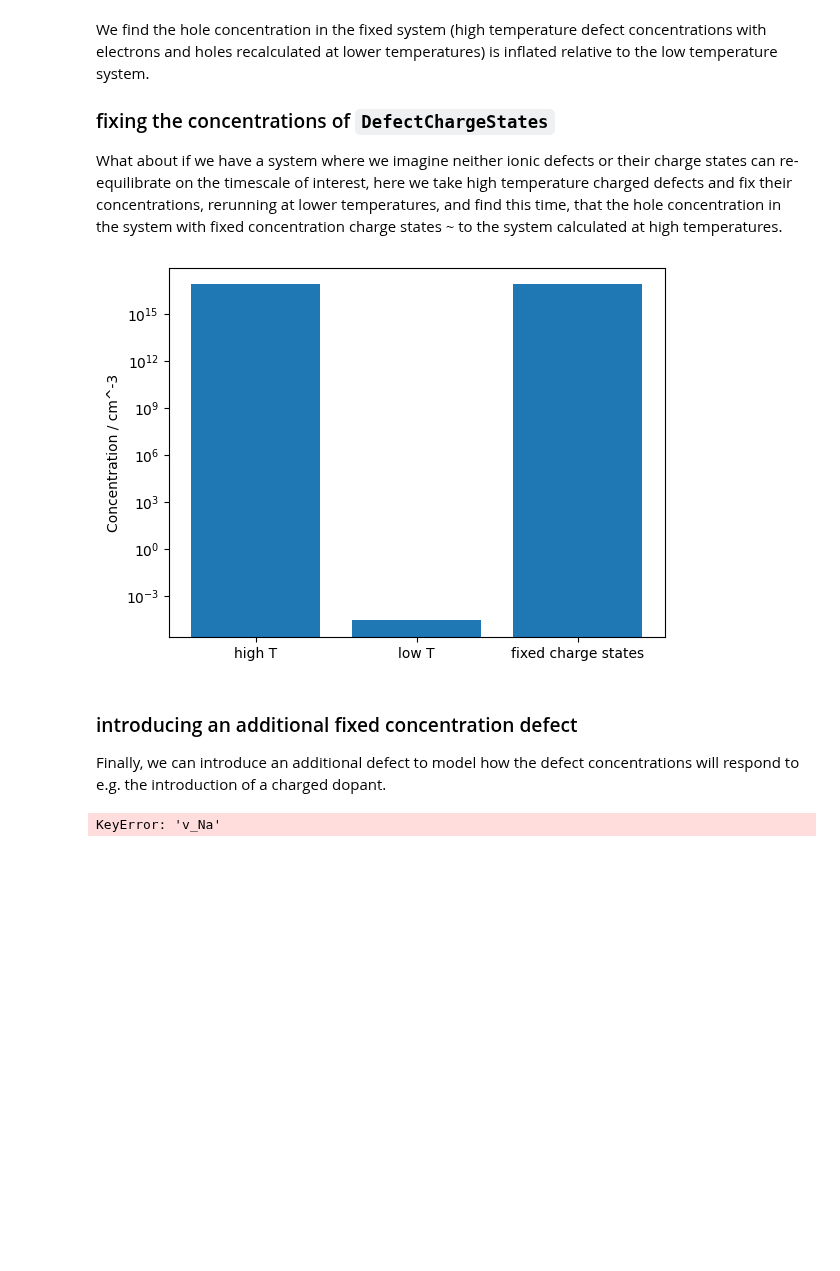
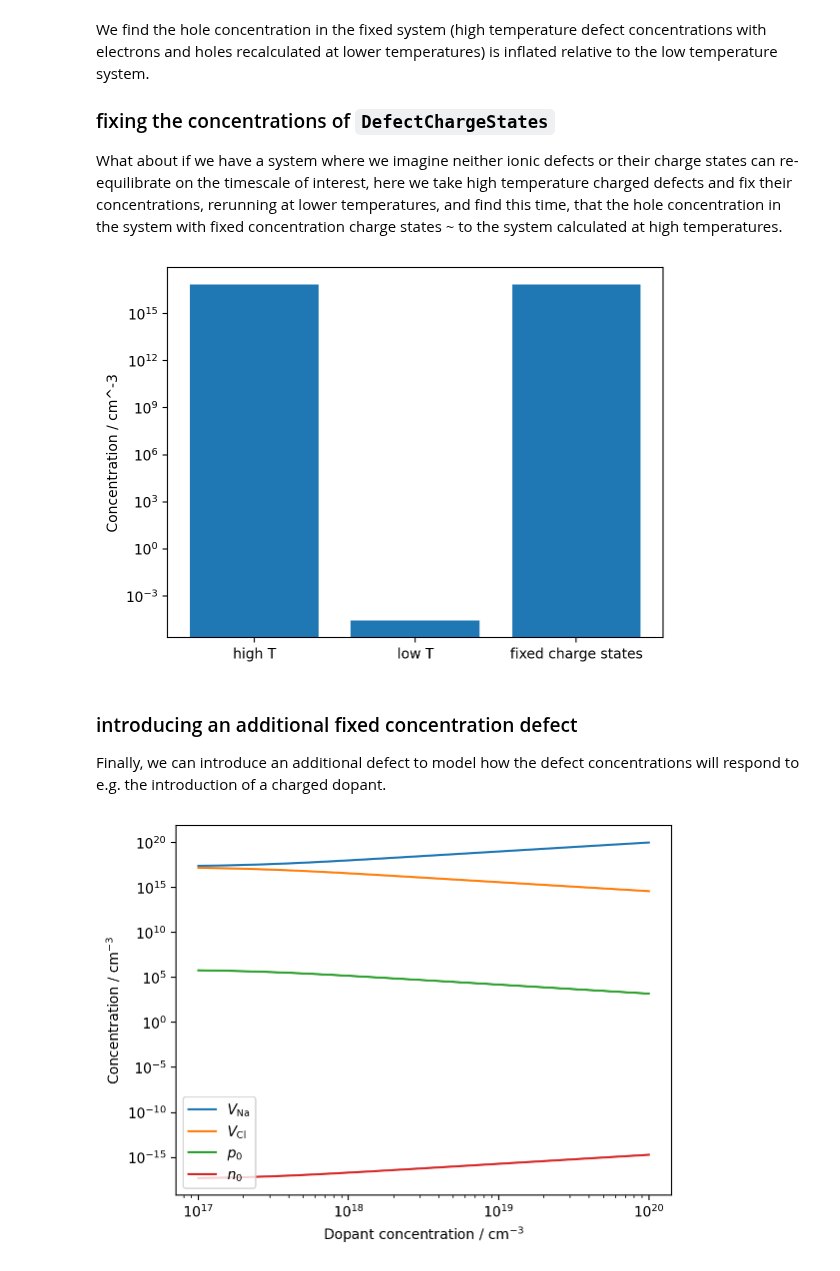
Before and after one commit to bjmorgan/py-sc-fermi, a Jupyter notebook: docs/source/tutorial.ipynb, the cells around one changed output. Cells and saved outputs as stored; diff of their text form; code cells hidden in the pictures; blank space fills up the shorter version.

```diff
--- a/docs/source/tutorial.ipynb
+++ b/docs/source/tutorial.ipynb
@@ -250,16 +293,18 @@ low_t_defects = low_t_defect_system.concentration_dict(decomposed=True)
 # calculate the concentration of the electron holes at low T
 fixed_species_defect_system = deepcopy(defect_system)
 fixed_species_defect_system.temperature = 300
-fixed_species_defect_system.defect_species_by_name("v_Na").charge_states[-1].fix_concentration(high_t_defects["v_Na"][-1] / 1e24 * defect_system.volume)
-fixed_species_defect_system.defect_species_by_name("v_Cl").charge_states[1].fix_concentration(high_t_defects["v_Cl"][1] / 1e24 * defect_system.volume)
+fixed_species_defect_system.defect_species_by_name("v_Na").charge_states[-1].fix_concentration(
+    high_t_defects["v_Na"][-1] / 1e24 * defect_system.volume)
+fixed_species_defect_system.defect_species_by_name("v_Cl").charge_states[1].fix_concentration(
+    high_t_defects["v_Cl"][1] / 1e24 * defect_system.volume)
 fixed_species_defects = fixed_species_defect_system.concentration_dict()
 
 plt.bar([0, 1, 2],  [high_t_defects["p0"], low_t_defects["p0"], fixed_species_defects["p0"]])
 plt.xticks([0, 1, 2], ["high T", "low T", "fixed charge states"])
-plt.ylabel("Concentration / cm^-3")
+plt.ylabel(r"Concentration / cm$^{-3}$")
 plt.yscale("log")
 # %% [output]
-[figure, old version]
+[figure, new version]
 # %% [markdown]
 ### introducing an additional fixed concentration defect
 
@@ -268,31 +313,31 @@ will respond to e.g. the introduction of a charged dopant.
 # %%
 dopant_concentrations = np.logspace(17,20)
 
 v_Na_conc = []
 v_Cl_conc = []
 p_0 = []
 n_0 = []
 for dopant_concentration in dopant_concentrations:
     dopant_charge_state = DefectChargeState(1, fixed_concentration = dopant_concentration / 1e24 * defect_system.volume)
     dopant_species = DefectSpecies("dopant", 1, charge_states = {1 : dopant_charge_state})
     live_defect_system = DefectSystem(defect_species = [dopant_species, v_Na, v_Cl], volume = defect_system.volume, temperature = 500, dos = defect_system.dos)
     defect_data = live_defect_system.concentration_dict()
     v_Na_conc.append(defect_data["v_Na"])
     v_Cl_conc.append(defect_data["v_Cl"])
     p_0.append(defect_data["p0"])
     n_0.append(defect_data["n0"])
 
 plt.plot(dopant_concentrations, v_Na_conc, label="$V_\mathrm{Na}$")
 plt.plot(dopant_concentrations, v_Cl_conc, label="$V_\mathrm{Cl}$")
 plt.plot(dopant_concentrations, p_0, label="$p_0$")
 plt.plot(dopant_concentrations, n_0, label="$n_0$")
 
 
-plt.ylabel("Concentration / cm^-3")
-plt.xlabel("Dopant concentration / cm^-3")
+plt.ylabel(r"Concentration / cm$^{-3}$")
+plt.xlabel(r"Dopant concentration / cm$^{-3}$")
 plt.yscale("log")
 plt.xscale("log")
 plt.legend()
 plt.show()
 # %% [output]
-KeyError: 'v_Na'
+[figure, added]
```
Also changed, not shown: parts of 11 cells of this notebook.
